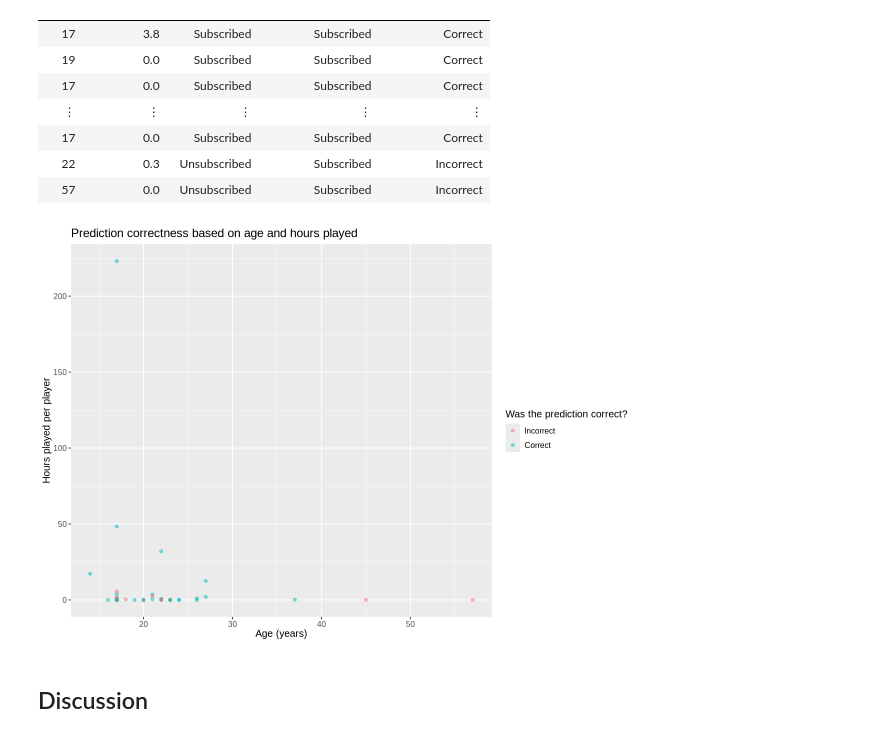
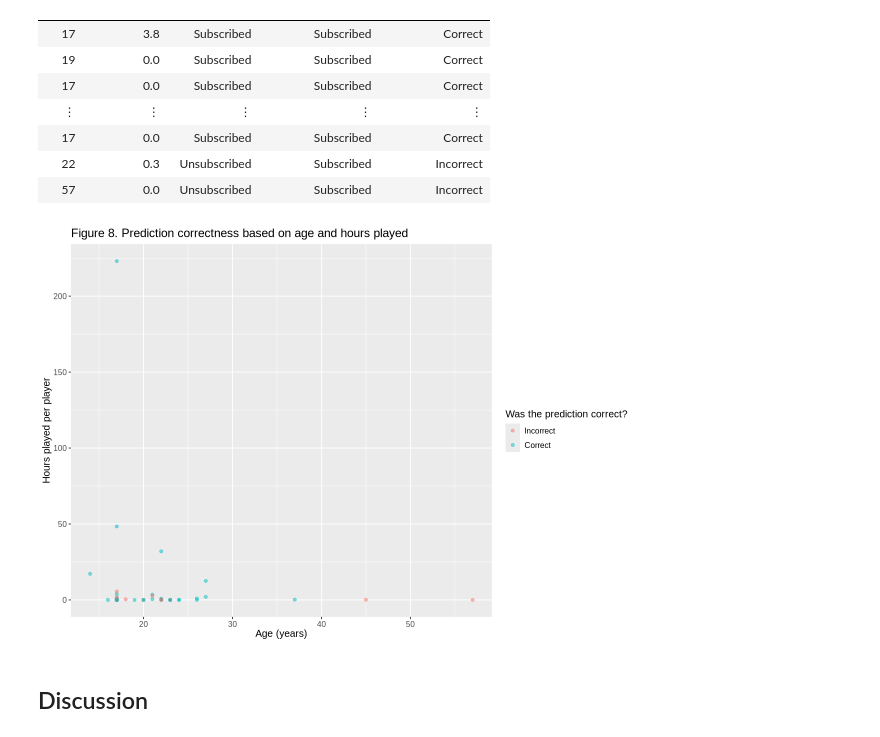
Before and after one commit to katelynteng/group_2_final_project, a Jupyter notebook: group_2_final_project.ipynb, the cells around one changed output. Saved outputs shown, nothing was run; the diff lists cells and outputs as text; code cells hidden in the pictures.

```diff
--- a/group_2_final_project.ipynb
+++ b/group_2_final_project.ipynb
@@ -389,15 +406,15 @@ A tibble: 49 × 5
 # %%
 #Plot to display which observations were correctly predicted by our classifier and which were not
 
 correct_plot <- correct_plot_data|>
     ggplot(aes(x=Age,y=played_hours,color=correct_prediction))+
     geom_point(alpha=0.5)+
     labs(x="Age (years)", y="Hours played per player", color="Was the prediction correct?")+
-    ggtitle("Prediction correctness based on age and hours played")+
+    ggtitle("Figure 8. Prediction correctness based on age and hours played")+
     theme(text=element_text(size=12))
 correct_plot
 # %% [output]
-[figure, old version]
+[figure, new version]
 # %% [markdown]
 ## Discussion
 # %% [markdown]
```
Also changed, not shown: parts of 6 cells of this notebook.
